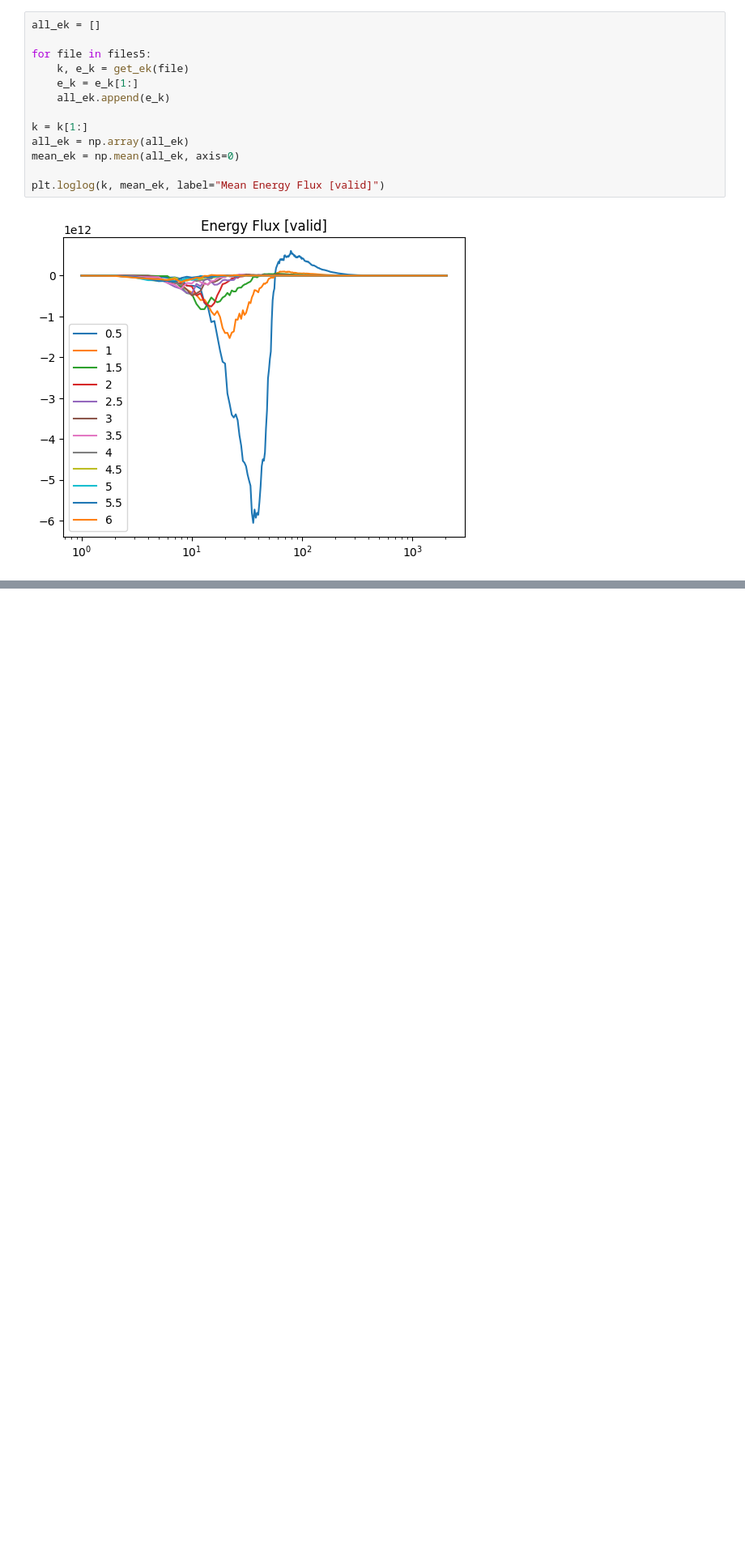
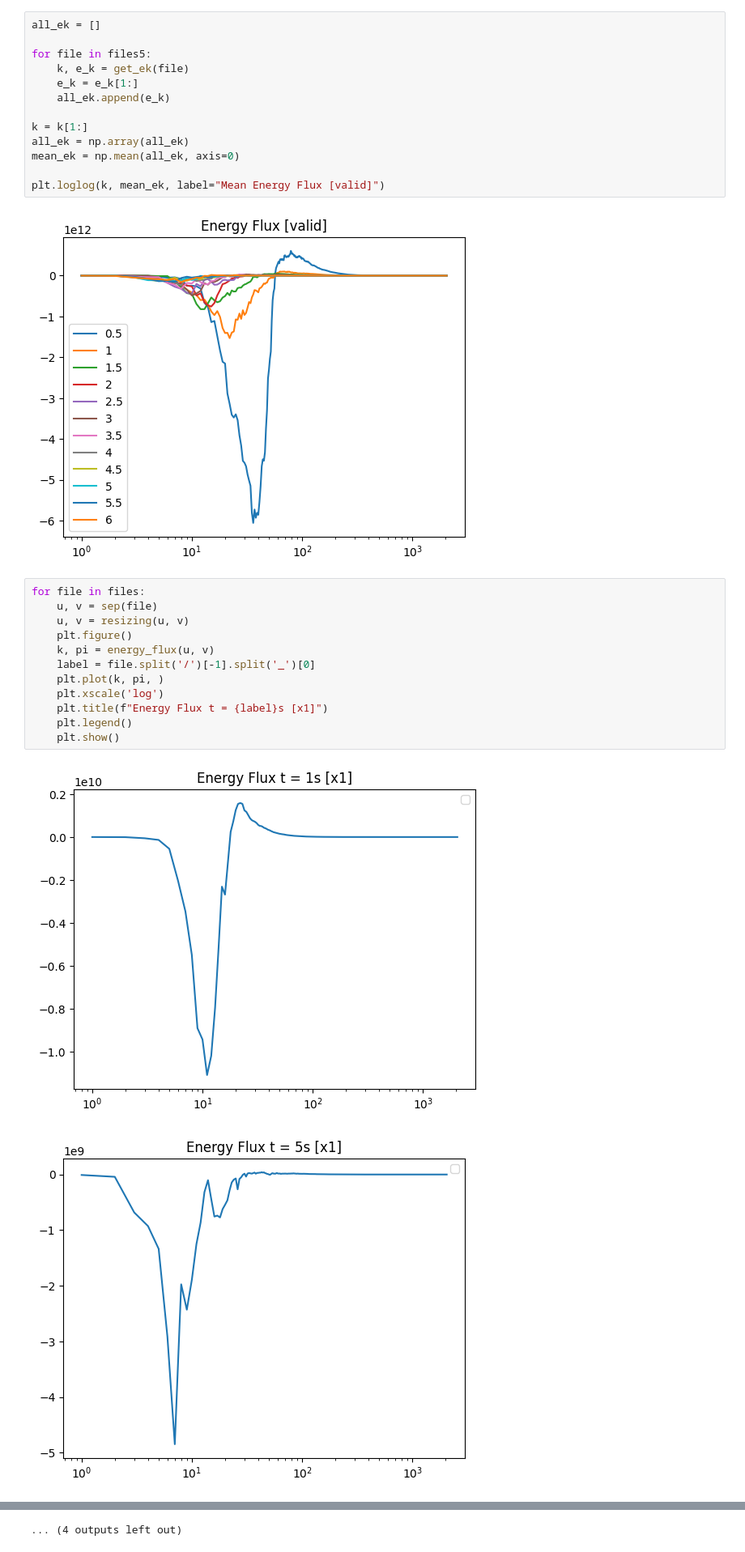
Before and after one commit to red1ithink/EnergySpectrum, a Jupyter notebook: flux.ipynb, the cells around one changed output, grey strips where cells are left out. Shown at 81% size. Cells and saved outputs as stored; diff of their text form; blank space fills up the shorter version.

```diff
--- a/flux.ipynb
+++ b/flux.ipynb
@@ -142,3 +142,18 @@ mean_ek = np.mean(all_ek, axis=0)
 plt.loglog(k, mean_ek, label="Mean Energy Flux [valid]")
 # %% [output]
 [figure]
+# %%
+for file in files:
+    u, v = sep(file)
+    u, v = resizing(u, v)
+    plt.figure()
+    k, pi = energy_flux(u, v)
+    label = file.split('/')[-1].split('_')[0]
+    plt.plot(k, pi, )
+    plt.xscale('log')
+    plt.title(f"Energy Flux t = {label}s [x1]")
+    plt.legend()
+    plt.show()
+# %% [output]
+[figure, added]
+[figure, added]
@@ -144,0 +170 @@ plt.loglog(k, mean_ek, label="Mean Energy Flux [valid]")
+... (4 outputs left out)
```
Also changed, not shown: parts of 4 cells of this notebook, 1 other file.
